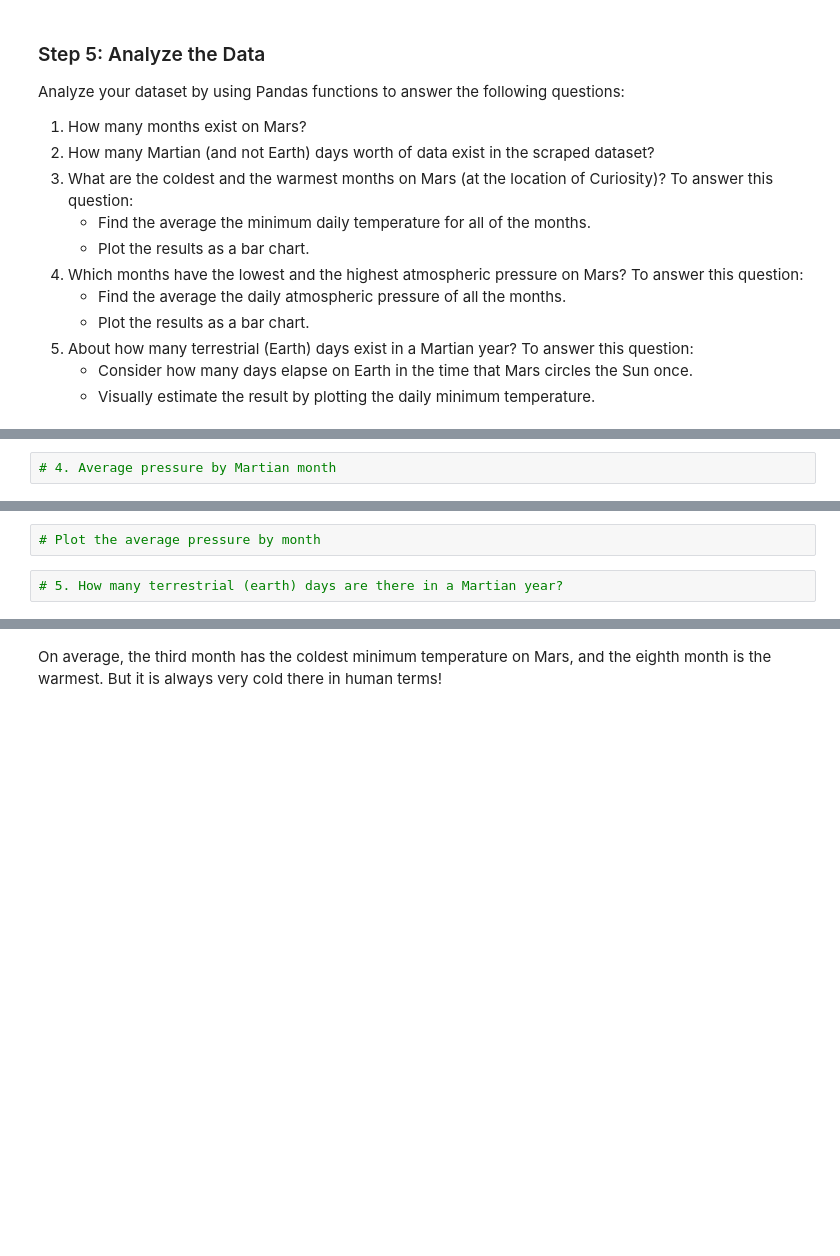
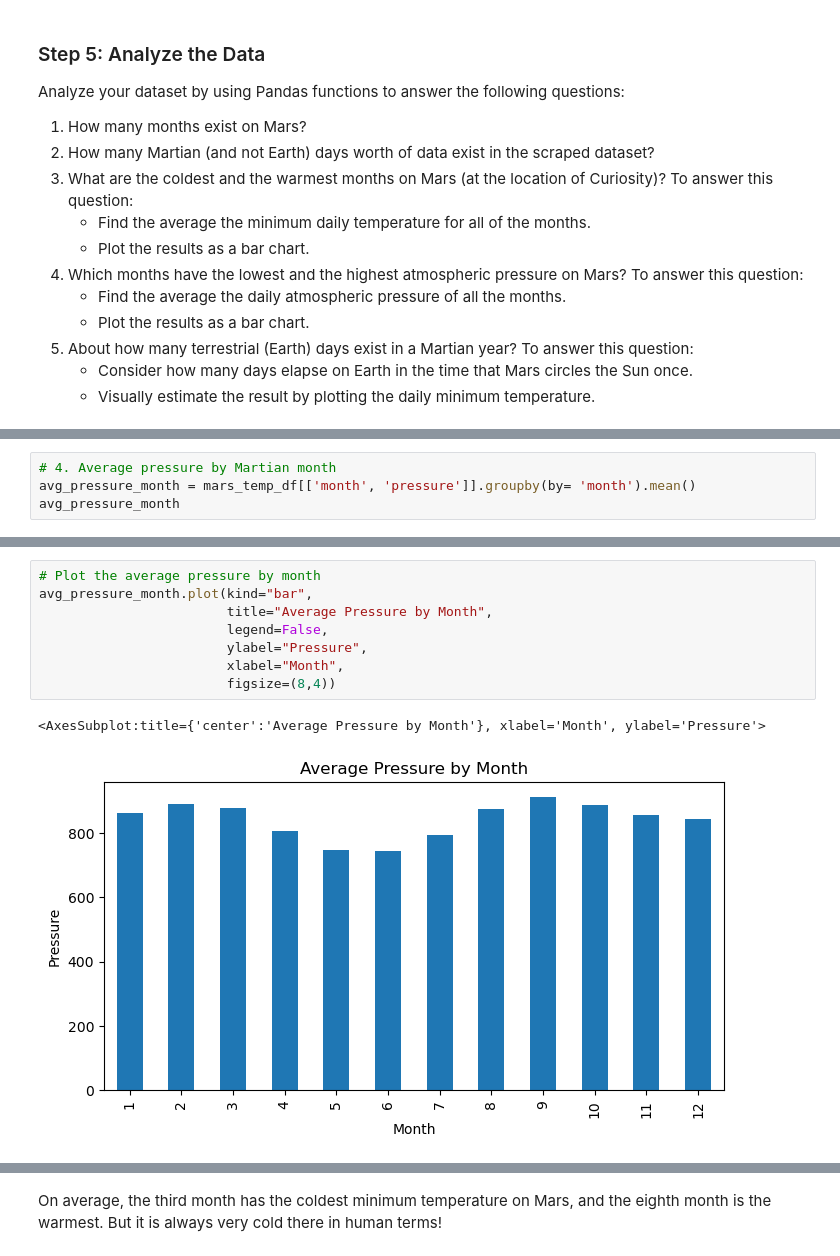
Before and after one commit to DunieCarrasco/Data_Collection_Challenge, a Jupyter notebook: part_2_mars_weather.ipynb, the cells around one changed output, grey strips where cells are left out. Drawn from its saved outputs; the diff is of its cells as text; blank space fills up the shorter version.

```diff
--- a/part_2_mars_weather.ipynb
+++ b/part_2_mars_weather.ipynb
@@ -202,2 +239,4 @@ Analyze your dataset by using Pandas functions to answer the following questions
 # %%
 # 4. Average pressure by Martian month
+avg_pressure_month = mars_temp_df[['month', 'pressure']].groupby(by= 'month').mean()
+avg_pressure_month
@@ -204,4 +258,11 @@ Analyze your dataset by using Pandas functions to answer the following questions
-# %%
-# Plot the average pressure by month
-# %%
-# 5. How many terrestrial (earth) days are there in a Martian year?
+# %%
+# Plot the average pressure by month
+avg_pressure_month.plot(kind="bar",
+                        title="Average Pressure by Month",
+                        legend=False,
+                        ylabel="Pressure",
+                        xlabel="Month",
+                        figsize=(8,4))
+# %% [output]
+<AxesSubplot:title={'center':'Average Pressure by Month'}, xlabel='Month', ylabel='Pressure'>
+[figure, added]
```
Also changed, not shown: parts of 11 cells of this notebook, 3 other files.
